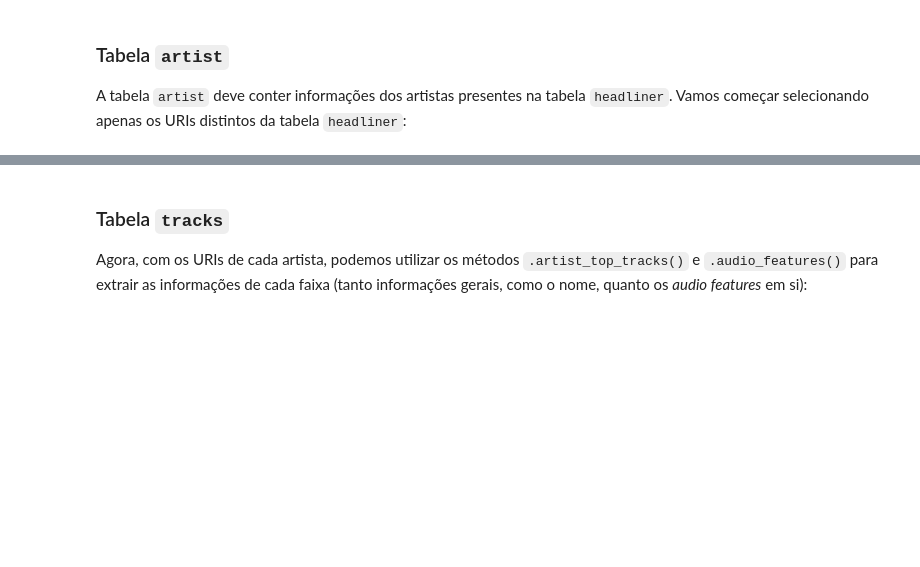
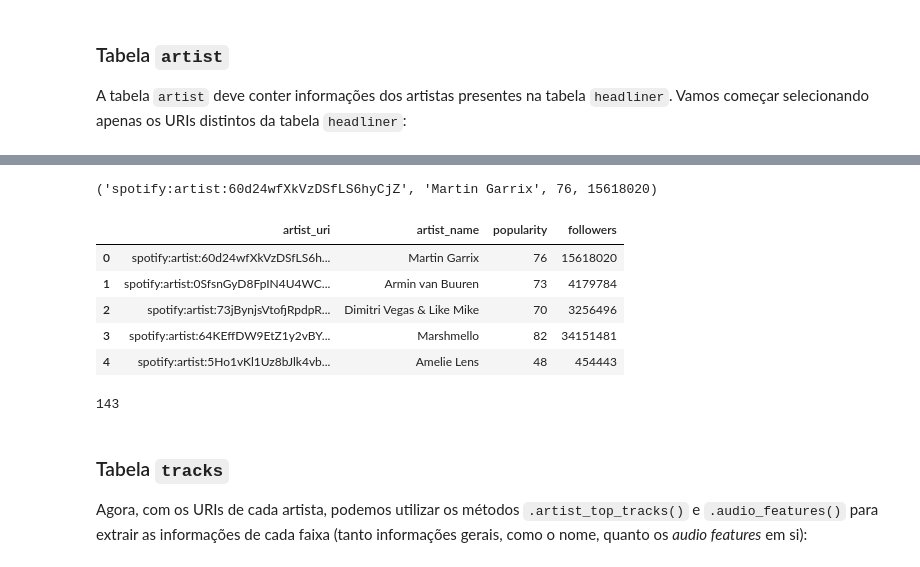
Before and after one commit to pedroteche-ih/79_PT_JUN2022, a Jupyter notebook: aulas/79 DA PT JUN-2022 API Wrappers.ipynb, the cells around one changed output, grey strips where cells are left out. Cells and saved outputs as stored; diff of their text form; code cells hidden in the pictures; blank space fills up the shorter version.

```diff
--- a/aulas/79 DA PT JUN-2022 API Wrappers.ipynb
+++ b/aulas/79 DA PT JUN-2022 API Wrappers.ipynb
@@ -247,0 +570,3 @@ artist_uri
+# %%
+for artista in artist_uri:
+    print(artista[0])
@@ -261,8 +613,22 @@ dados_artista[0:5]
+# %%
+dados_artista[0]
+# %% [output]
+('spotify:artist:60d24wfXkVzDSfLS6hyCjZ', 'Martin Garrix', 76, 15618020)
 # %%
-tb_artista = pd.DataFrame(dados_artista, columns = ['artist_uri', 'artist_name', 'popularity', 'followers'])
+tb_artista = pd.DataFrame(dados_artista,
+                          columns = ['artist_uri', 'artist_name', 'popularity', 'followers'])
 tb_artista.head()
+# %% [output]
+|  | artist_uri | artist_name | popularity | followers |
+| 0 | spotify:artist:60d24wfXkVzDSfLS6h... | Martin Garrix | 76 | 15618020 |
+| 1 | spotify:artist:0SfsnGyD8FpIN4U4WC... | Armin van Buuren | 73 | 4179784 |
+| 2 | spotify:artist:73jBynjsVtofjRpdpR... | Dimitri Vegas & Like Mike | 70 | 3256496 |
+| 3 | spotify:artist:64KEffDW9EtZ1y2vBY... | Marshmello | 82 | 34151481 |
+| 4 | spotify:artist:5Ho1vKl1Uz8bJlk4vb... | Amelie Lens | 48 | 454443 |
 # %%
 tb_artista.to_sql('artist', engine, index = False, if_exists = 'replace')
+# %% [output]
+143
 # %% [markdown]
 ### Tabela `tracks`
 
```
Also changed, not shown: parts of 57 cells of this notebook, 3 other files.
